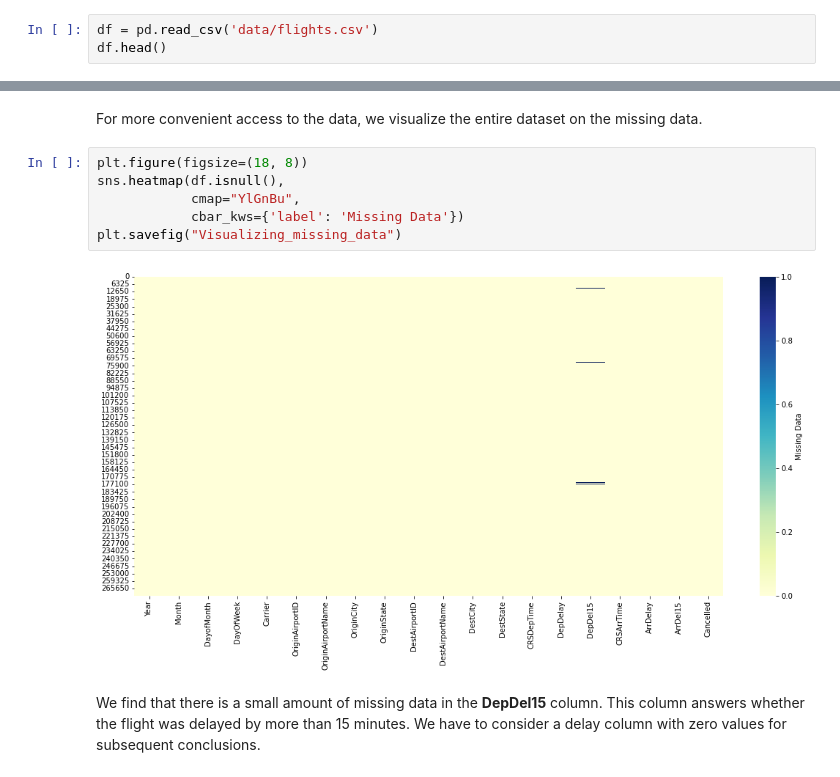
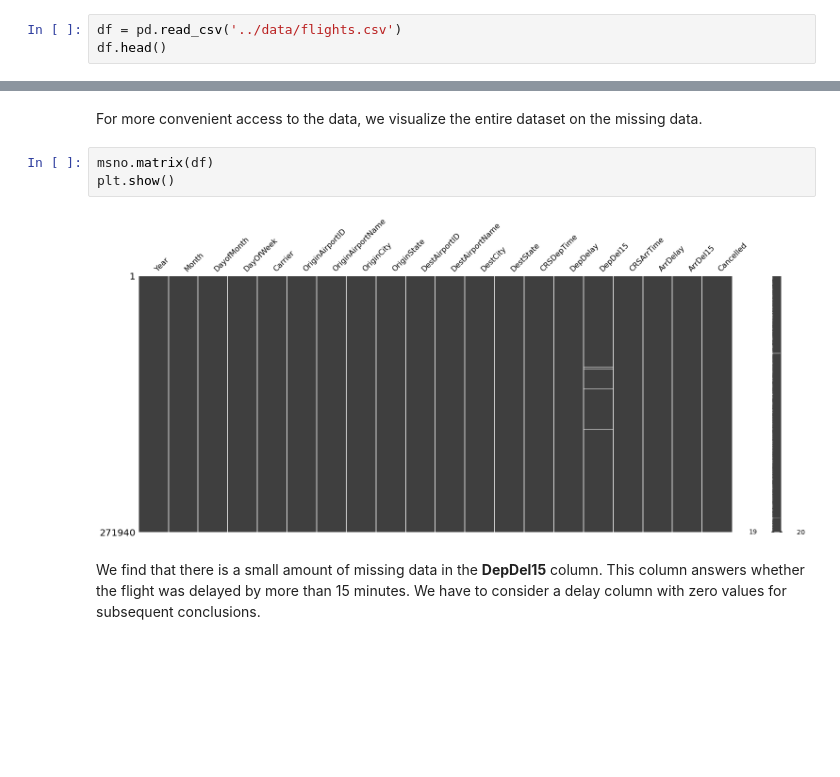
Before and after one commit to nickdrabcinski/ml_basics_solutions, a Jupyter notebook: solutions/solution_1_flights.ipynb, the cells around one changed output, grey strips where cells are left out. Saved outputs shown, nothing was run; the diff lists cells and outputs as text; blank space fills up the shorter version.

Commit message:
Changed way to visualize missing data

```diff
--- a/solutions/solution_1_flights.ipynb
+++ b/solutions/solution_1_flights.ipynb
@@ -63,7 +60,7 @@ import plotly.express as px
 
 from matplotlib import pyplot as plt
 # %%
-df = pd.read_csv('data/flights.csv')
+df = pd.read_csv('../data/flights.csv')
 df.head()
 # %% [output]
 |  | Year | Month | DayofMonth | DayOfWeek | Carrier | OriginAirportID | OriginAirportName | OriginCity | ... |
@@ -76,14 +73,11 @@ df.head()
 ### Restoring missing values
 # %% [markdown]
 For more convenient access to the data, we visualize the entire dataset on the missing data.
-# %%
-plt.figure(figsize=(18, 8))
-sns.heatmap(df.isnull(),
-            cmap="YlGnBu",
-            cbar_kws={'label': 'Missing Data'})
-plt.savefig("Visualizing_missing_data")
-# %% [output]
-[figure, removed]
+# %%
+msno.matrix(df)
+plt.show()
+# %% [output]
+[figure, added]
 # %% [markdown]
 We find that there is a small amount of missing data in the **DepDel15** column. This column answers whether the flight was delayed by more than 15 minutes. We have to consider a delay column with zero values for subsequent conclusions.
 # %%
```
Also changed, not shown: parts of 3 cells of this notebook.
